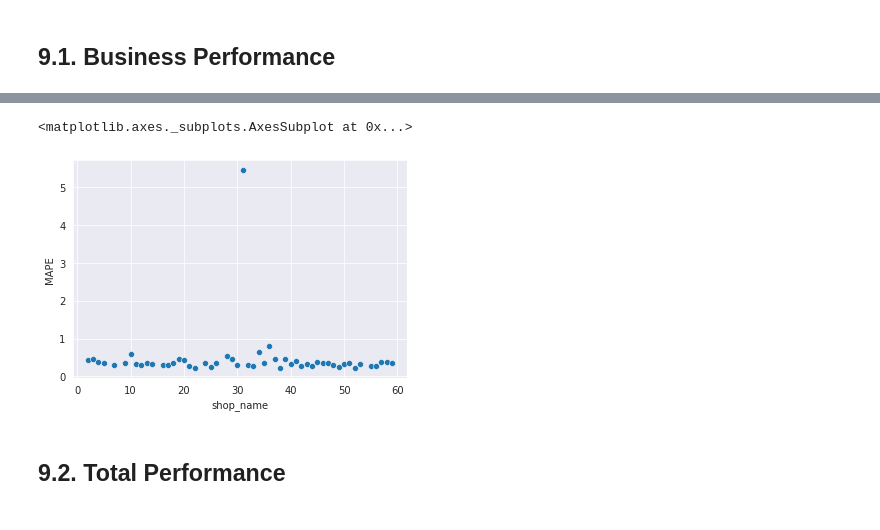
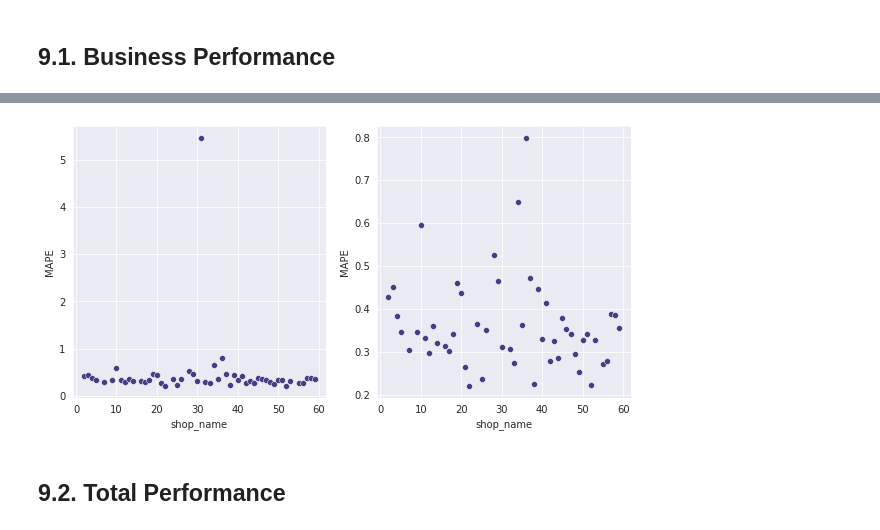
Before and after one commit to Matheus-Homem/future-sales-prediction, a Jupyter notebook: notebooks/[CRISP-DS 1st cycle] Russian Store Sales Forecast.ipynb, the cells around one changed output, grey strips where cells are left out. Cells and saved outputs as stored; diff of their text form; code cells hidden in the pictures.

```diff
--- a/notebooks/[CRISP-DS 1st cycle] Russian Store Sales Forecast.ipynb
+++ b/notebooks/[CRISP-DS 1st cycle] Russian Store Sales Forecast.ipynb
@@ -1365,8 +1362,15 @@ df92.sort_values('MAPE',ascending=False).head()
-# %%
-sns.scatterplot(data=df92,x='shop_name',y='MAPE')
-# %% [output]
-<matplotlib.axes._subplots.AxesSubplot at 0x...>
-[figure, removed]
+# %%
+plt.figure(figsize=(10,5))
+
+plt.subplot(1,2,1)
+sns.scatterplot(data=df92,x='shop_name',y='MAPE',color=viridis)
+
+plt.subplot(1,2,2)
+sns.scatterplot(data=df92[df92['shop_name']!=31],x='shop_name',y='MAPE',color=viridis)
+
+plt.show()
+# %% [output]
+[figure, added]
 # %% [markdown]
 ## 9.2. Total Performance
 # %%
```
Also changed, not shown: parts of 5 cells of this notebook.
